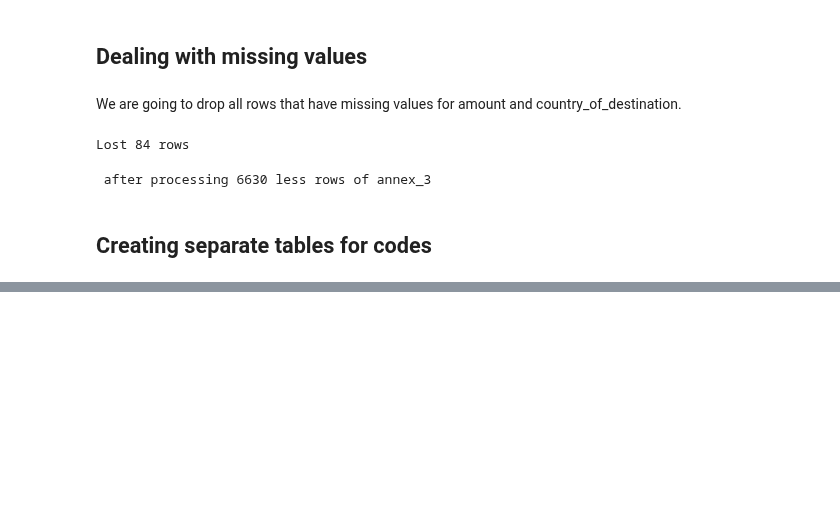
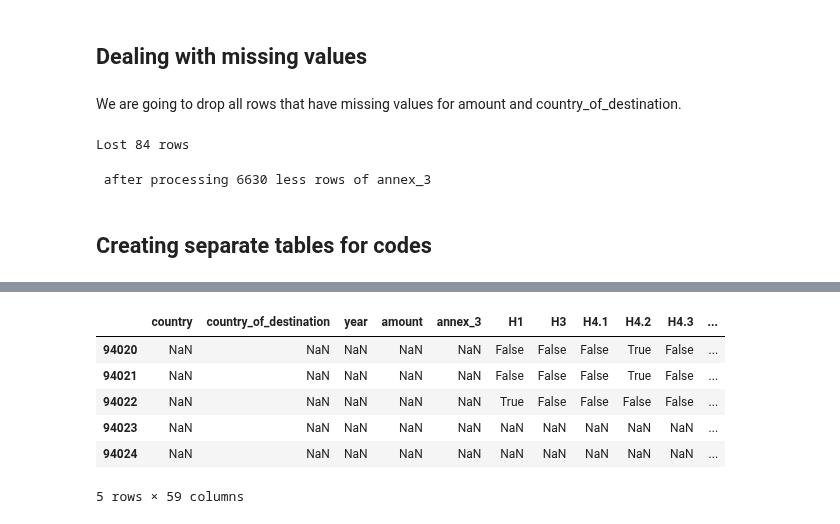
Before and after one commit to jstet/Basel_Convention_Scraper, a Jupyter notebook: data_processing/processing.ipynb, the cells around one changed output, grey strips where cells are left out. Drawn from its saved outputs; the diff is of its cells as text; code cells hidden in the pictures; blank space fills up the shorter version.

```diff
--- a/data_processing/processing.ipynb
+++ b/data_processing/processing.ipynb
@@ -278,6 +366,16 @@ df_bool_r = boolean_df(df[df["annex_4_b"].notna()]["annex_4_b"], unique_items_a_
 # %%
-df = pd.concat([df[["country", "country_of_destination", "year", "amount"]], df_bool_h, df_bool_d, df_bool_r], axis=1)
+df = pd.concat([df[["country", "country_of_destination", "year", "amount", "annex_3"]], df_bool_h, df_bool_d, df_bool_r, df_bool_un], axis=1)
 df.reset_index(drop=True, inplace=True)
-df[df.columns.intersection([*unique_items_a_3, *unique_items_a_4_a, *unique_items_a_4_b])] = df[df.columns.intersection([*unique_items_a_3, *unique_items_a_4_a, *unique_items_a_4_b])].fillna(False)
+df[df.columns.intersection([*unique_items_a_3, *unique_items_a_4_a, *unique_items_a_4_b])] = df[df.columns.intersection([*unique_items_a_3, *unique_items_a_4_a, *unique_items_a_4_b])].fillna(np.nan)
+# %%
+df.tail()
+# %% [output]
+|  | country | country_of_destination | year | amount | annex_3 | H1 | H3 | H4.1 | H4.2 | H4.3 | ... |
+| 94020 | NaN | NaN | NaN | NaN | NaN | False | False | False | True | False | ... |
+| 94021 | NaN | NaN | NaN | NaN | NaN | False | False | False | True | False | ... |
+| 94022 | NaN | NaN | NaN | NaN | NaN | True | False | False | False | False | ... |
+| 94023 | NaN | NaN | NaN | NaN | NaN | NaN | NaN | NaN | NaN | NaN | ... |
+| 94024 | NaN | NaN | NaN | NaN | NaN | NaN | NaN | NaN | NaN | NaN | ... |
+5 rows × 59 columns
 # %%
 df.to_csv("../output/processed/clean.csv")
```
Also changed, not shown: parts of 14 cells of this notebook.
